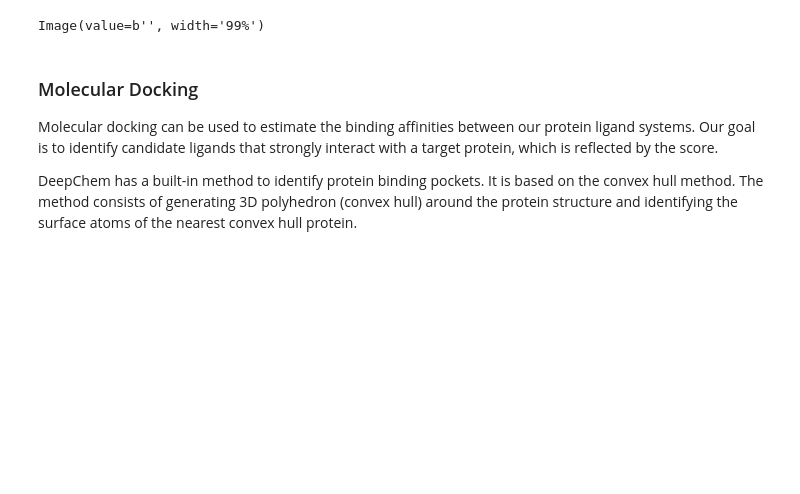
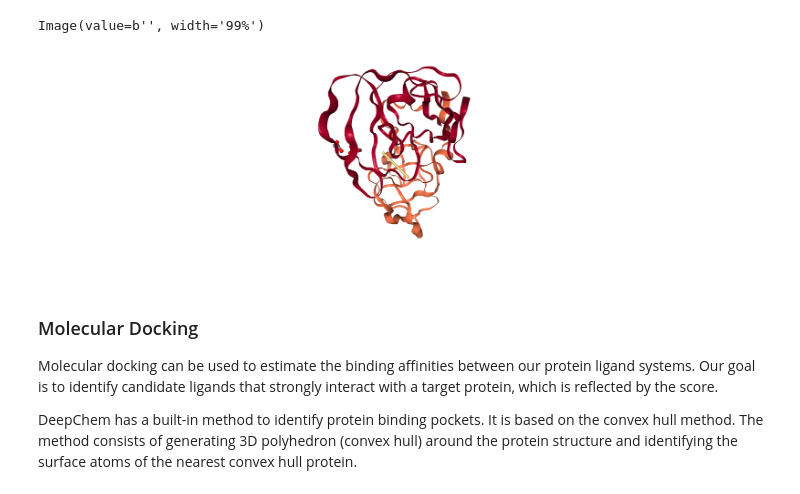
Before and after one commit to elhamng/MLinChemistry, a Jupyter notebook: MLDrugTarget/target-ligand-affinity.ipynb, the cells around one changed output. Drawn from its saved outputs; the diff is of its cells as text; code cells hidden in the pictures; blank space fills up the shorter version.

```diff
--- a/MLDrugTarget/target-ligand-affinity.ipynb
+++ b/MLDrugTarget/target-ligand-affinity.ipynb
@@ -143,6 +147,10 @@ NGLWidget()
 view.render_image()
 # %% [output]
 Image(value=b'', width='99%')
+# %%
+view._display_image()
+# %% [output]
+[figure, added]
 # %% [markdown]
 ### Molecular Docking
 
```
Also changed, not shown: parts of 2 cells of this notebook.
